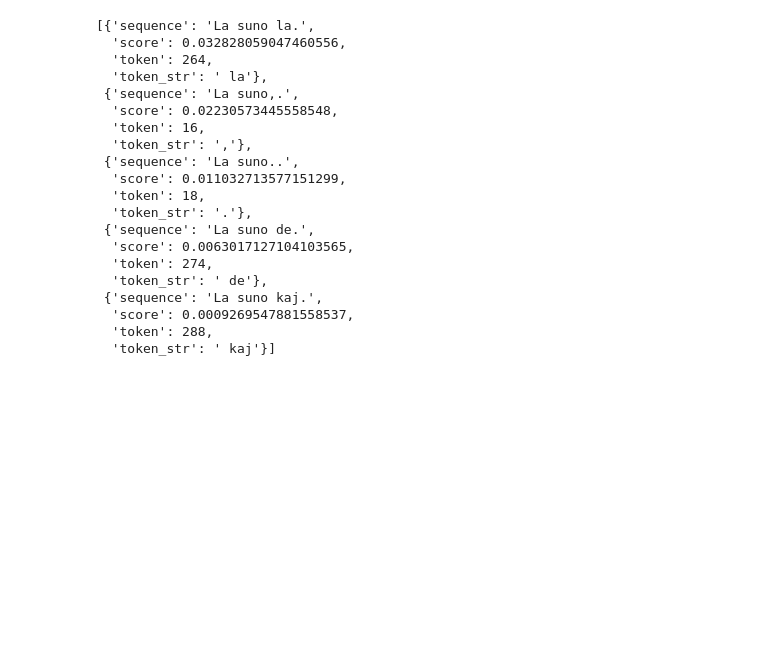
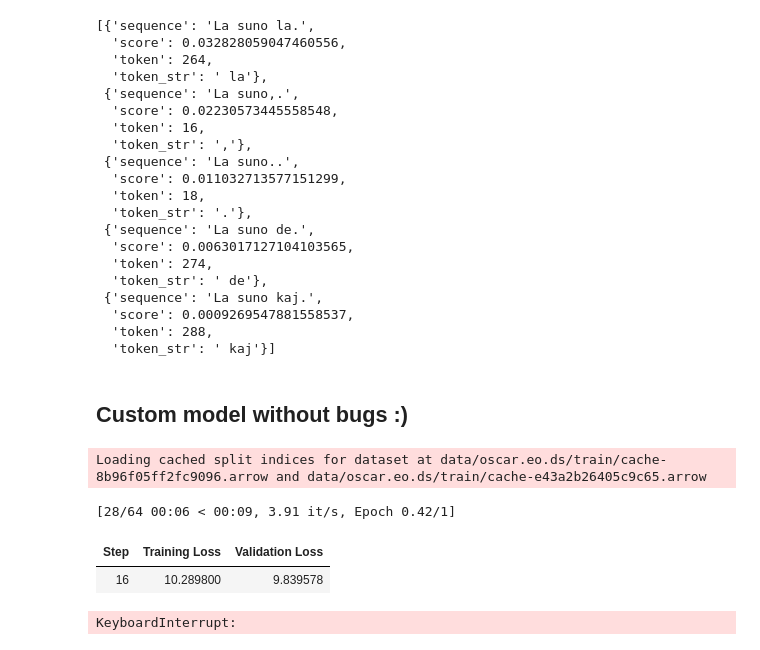
Before and after one commit to lewtun/transformerlab, a Jupyter notebook: experiments.esperberto.ipynb, the cells around one changed output. Drawn from its saved outputs; the diff is of its cells as text; code cells hidden in the pictures; blank space fills up the shorter version.

```diff
--- a/experiments.esperberto.ipynb
+++ b/experiments.esperberto.ipynb
@@ -509,6 +509,7 @@ class MyRobertaModel(MyRobertaPreTrainedModel):
         batch_size, seq_length = input_shape
 
         device = input_ids.device
+        token_type_ids = torch.zeros(input_shape, dtype=torch.long, device=device)
 
         # We can provide a self-attention mask of dimensions [batch_size, from_seq_length, to_seq_length]
         # ourselves in which case we just need to make it broadcastable to all heads.
@@ -517,6 +518,7 @@ class MyRobertaModel(MyRobertaPreTrainedModel):
 
         embedding_output = self.embeddings(
             input_ids=input_ids,
+            token_type_ids=token_type_ids
         )
         encoder_outputs = self.encoder(
             embedding_output,
@@ -560,6 +562,13 @@ class MyRobertaForMaskedLM(MyRobertaPreTrainedModel):
         self.roberta = MyRobertaModel(config)
         self.lm_head = MyRobertaLMHead(config)
         self.init_weights()
+
+    def get_output_embeddings(self):
+        return self.lm_head.decoder
+
+    def set_output_embeddings(self, new_embeddings):
+        self.lm_head.decoder = new_embeddings
+
 
     def forward(
         self,
@@ -675,3 +691,5 @@ result
   'score': 0.0009269547881558537,
   'token': 288,
   'token_str': ' kaj'}]
+# %% [markdown]
+## Custom model without bugs :)
@@ -677,0 +787,41 @@ result
+# %%
+def roberta_init():
+    return MyRobertaForMaskedLM(config=config)
+# %%
+# baseline reference values
+# Step	Training Loss	Validation Loss
+# 16	10.374800	9.909284
+# 32	9.829200	9.645468
+# 48	9.572800	9.329382
+# 64	9.437400	9.316128
+
+sample_ds = ds_enc["train"].train_test_split(train_size=512, test_size=128, seed=42)
+bs = 8
+logging_steps = sample_ds["train"].num_rows // bs // 4
+
+training_args = TrainingArguments(
+    output_dir="models/esperberto",
+    overwrite_output_dir=True,
+    num_train_epochs=1,
+    per_device_train_batch_size=bs,
+    prediction_loss_only=True,
+    evaluation_strategy="steps",
+    disable_tqdm=False,
+    logging_steps=logging_steps
+)
+
+trainer = Trainer(
+    model_init=roberta_init,
+    args=training_args,
+    data_collator=data_collator,
+    train_dataset=sample_ds["train"],
+    eval_dataset=sample_ds["test"]
+)
+
+trainer.train();
+# %% [output]
+Loading cached split indices for dataset at data/oscar.eo.ds/train/cache-8b96f05ff2fc9096.arrow and data/oscar.eo.ds/train/cache-e43a2b26405c9c65.arrow
+[28/64 00:06 < 00:09, 3.91 it/s, Epoch 0.42/1]
+| Step | Training Loss | Validation Loss |
+| 16 | 10.289800 | 9.839578 |
+KeyboardInterrupt:
```
Also changed, not shown: parts of 5 cells of this notebook.
